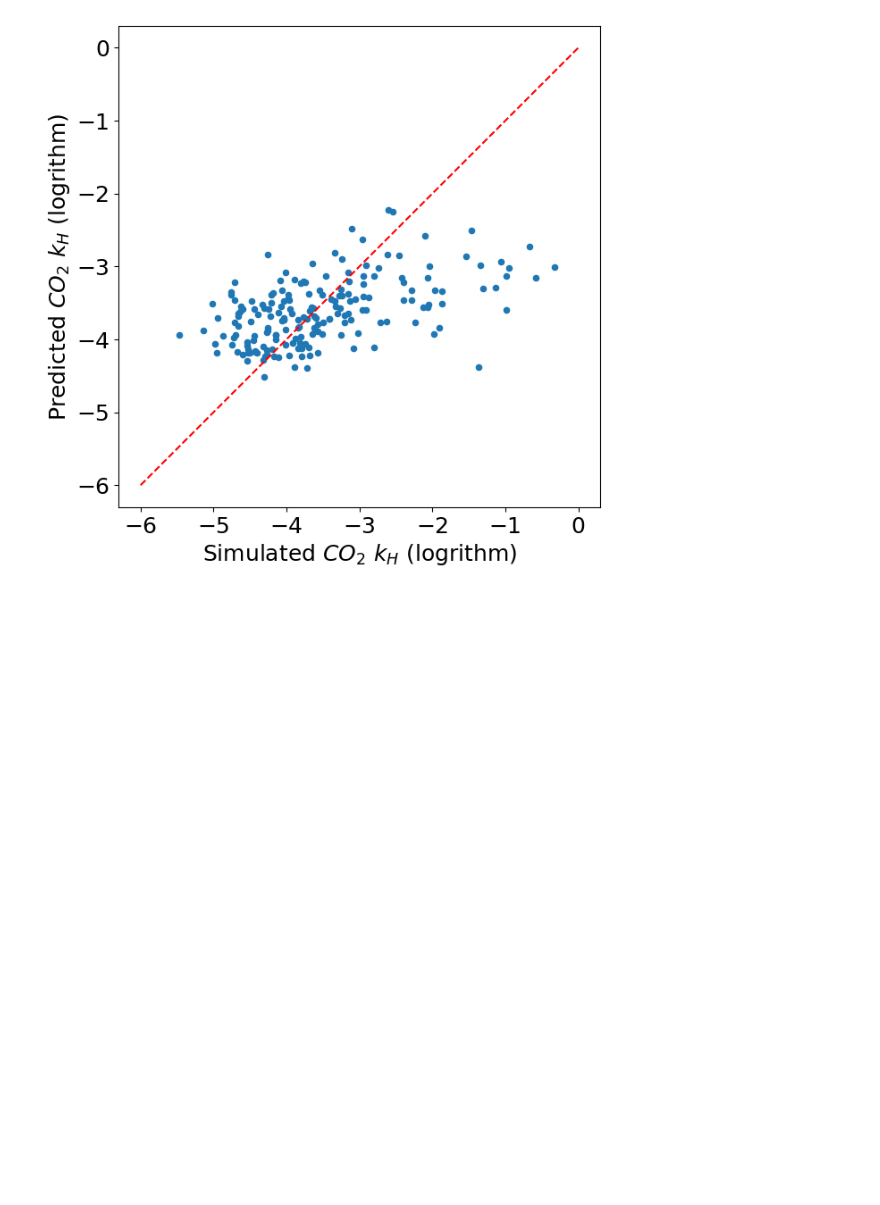
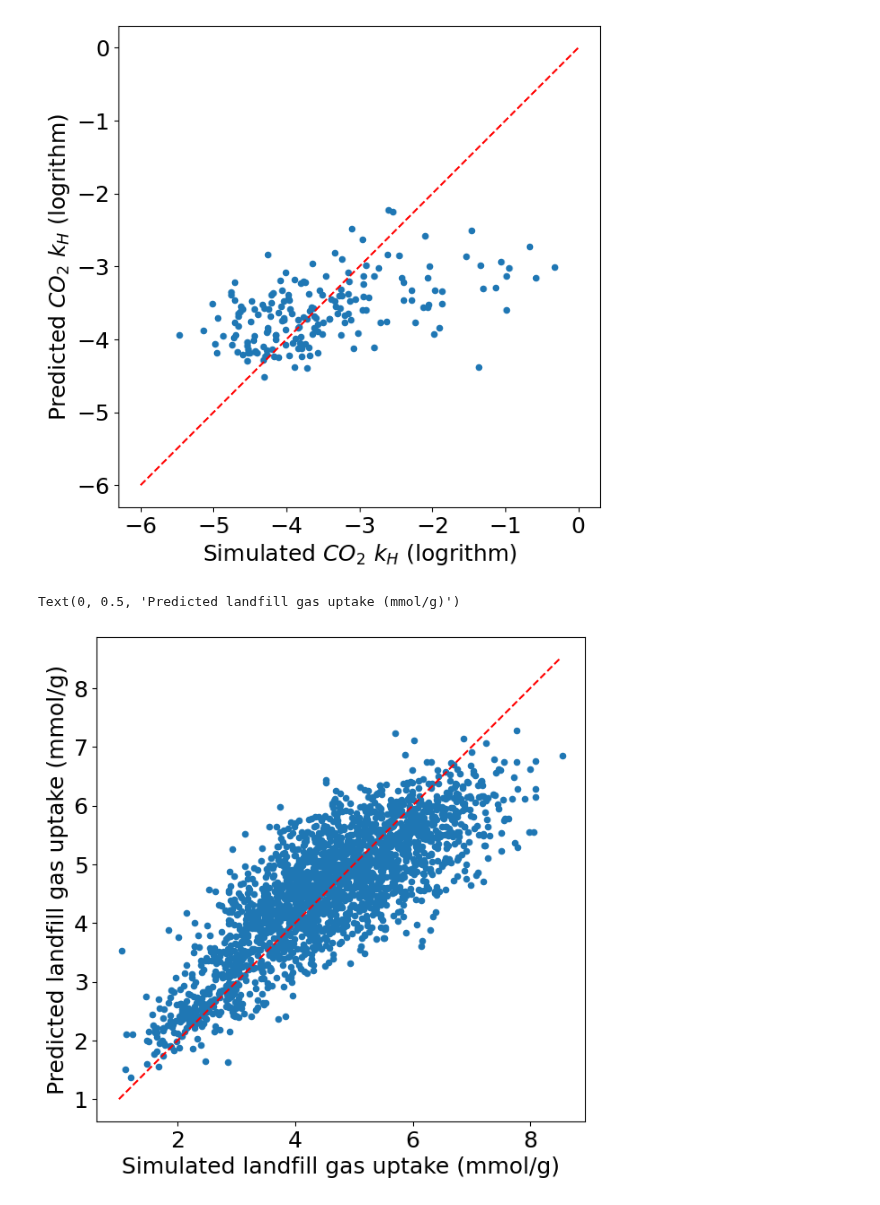
Before and after one commit to XiaoqZhang/mofgraph2vec, a Jupyter notebook: dev/doc2vec_regression.ipynb, the cells around one changed output. Drawn from its saved outputs; the diff is of its cells as text; code cells hidden in the pictures; blank space fills up the shorter version.

```diff
--- a/dev/doc2vec_regression.ipynb
+++ b/dev/doc2vec_regression.ipynb
@@ -55,6 +55,10 @@ mpl.rcParams["font.size"] = 18
 # %%
 doc2vec_path = "offline-run-20230706_111540-5qdpjzxq"
 xgboost_path = "offline-run-20230706_111540-5qdpjzxq"
+# %%
+# arc
+doc2vec_path = "offline-run-20230906_140559-zd91ja0s"
+xgboost_path = "offline-run-20230906_144144-ji7vbnmg"
 # %%
 config_qmof = {
         'pretraining': False,
@@ -100,6 +104,21 @@ config_therm = {
         'num_workers': 6,
         'seed': 2234
 }
+# %%
+config_arc = {
+        'pretraining': False,
+        'embedding_model_path': None,
+        'task': ['outputs.landfill_gas_vpsa_uptake-mmol/g'],
+        'MOF_id': 'info.name',
+        'label_path': '../data/arc-merge.csv',
+        'embedding_path': '../experiments/workflow/wandb/%s/tmp/embedding_dv.csv' %doc2vec_path,
+        'train_frac': 0.8,
+        'valid_frac': 0.1,
+        'test_frac': 0.1,
+        'batch_size': 512,
+        'num_workers': 6,
+        'seed': 2234
+}
 # %%
-dmf = DataModuleFactory(**config_core)
+dmf = DataModuleFactory(**config_arc)
 # %% [output]
@@ -153,3 +172,21 @@ ax.set_ylabel("Predicted $CO_2\ k_H$ (logrithm)")
 fig.savefig("parity_plots/kh_co2_1.2.png", dpi=1200, bbox_inches='tight')
 # %% [output]
 [figure]
+# %%
+fig, ax = plt.subplots(1,1)
+fig.set_size_inches(7,7)
+
+min=1
+max=8.5
+ax.set_aspect('equal', adjustable='box')
+ax.plot([min, max], [min, max], 'r--')
+ax.scatter(test_true, test_pred, s=20)
+
+
+ax.set_xlabel("Simulated landfill gas uptake (mmol/g)")
+ax.set_ylabel("Predicted landfill gas uptake (mmol/g)")
+
+#fig.savefig("parity_plots/kh_co2_1.2.png", dpi=1200, bbox_inches='tight')
+# %% [output]
+Text(0, 0.5, 'Predicted landfill gas uptake (mmol/g)')
+[figure, added]
```
Also changed, not shown: parts of 1 cell of this notebook, 23 other files.
